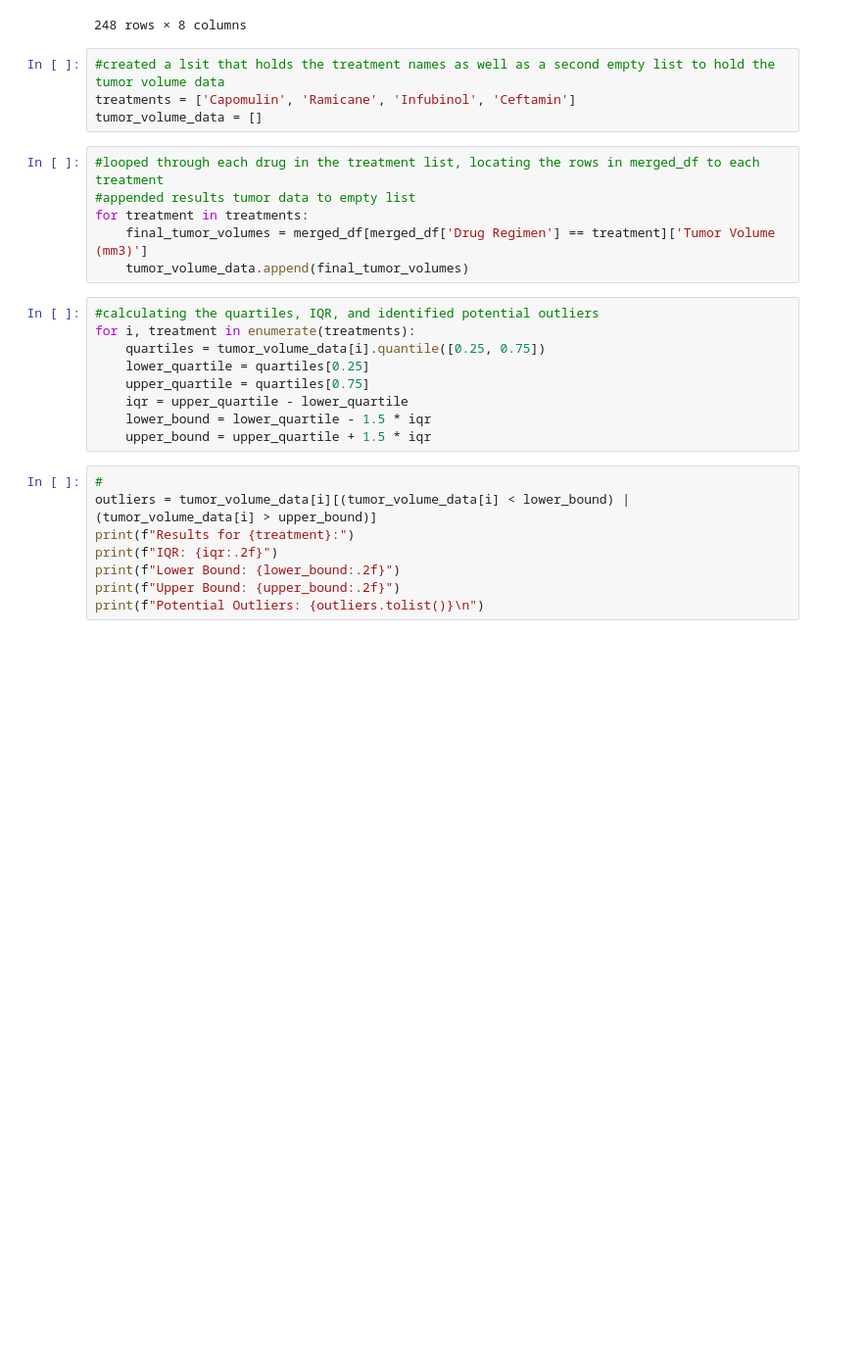
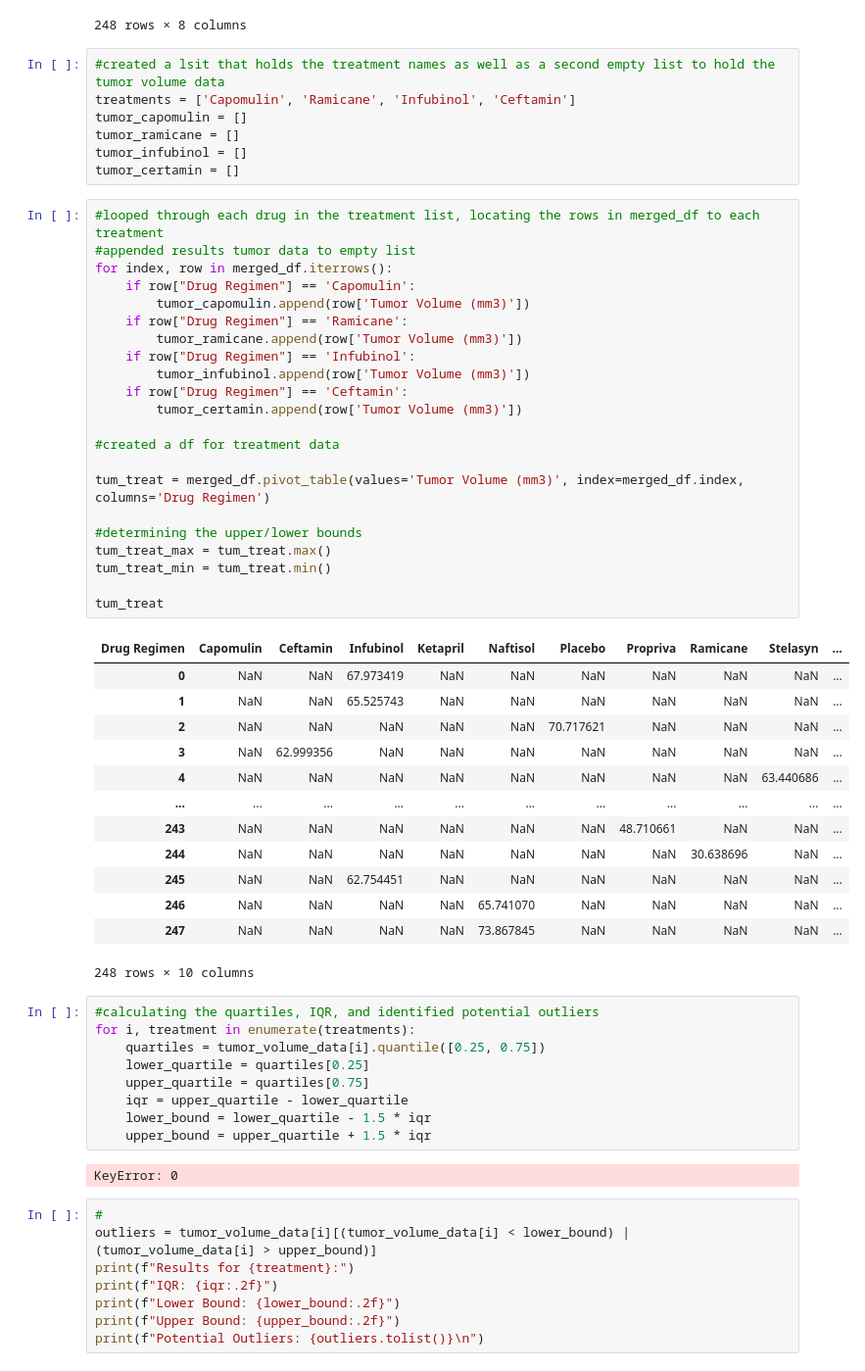
Before and after one commit to jovanecano/pymacueticals-inc---project-5, a Jupyter notebook: Starter_Code/Pymaceuticals/data/pymacueticals project file.ipynb, the cells around one changed output. Shown at 98% size. Saved outputs shown, nothing was run; the diff lists cells and outputs as text; blank space fills up the shorter version.

```diff
--- a/Starter_Code/Pymaceuticals/data/pymacueticals project file.ipynb
+++ b/Starter_Code/Pymaceuticals/data/pymacueticals project file.ipynb
@@ -204,13 +204,46 @@ merged_df
 # %%
 #created a lsit that holds the treatment names as well as a second empty list to hold the tumor volume data
 treatments = ['Capomulin', 'Ramicane', 'Infubinol', 'Ceftamin']
-tumor_volume_data = []
+tumor_capomulin = []
+tumor_ramicane = []
+tumor_infubinol = []
+tumor_certamin = []
 # %%
 #looped through each drug in the treatment list, locating the rows in merged_df to each treatment
 #appended results tumor data to empty list
-for treatment in treatments:
-    final_tumor_volumes = merged_df[merged_df['Drug Regimen'] == treatment]['Tumor Volume (mm3)']
-    tumor_volume_data.append(final_tumor_volumes)
+for index, row in merged_df.iterrows():
+    if row["Drug Regimen"] == 'Capomulin':
+        tumor_capomulin.append(row['Tumor Volume (mm3)'])
+    if row["Drug Regimen"] == 'Ramicane':
+        tumor_ramicane.append(row['Tumor Volume (mm3)'])
+    if row["Drug Regimen"] == 'Infubinol':
+        tumor_infubinol.append(row['Tumor Volume (mm3)'])
+    if row["Drug Regimen"] == 'Ceftamin':
+        tumor_certamin.append(row['Tumor Volume (mm3)'])
+
+#created a df for treatment data
+
+tum_treat = merged_df.pivot_table(values='Tumor Volume (mm3)', index=merged_df.index, columns='Drug Regimen')
+
+#determining the upper/lower bounds
+tum_treat_max = tum_treat.max()
+tum_treat_min = tum_treat.min()
+
+tum_treat
+# %% [output]
+| Drug Regimen | Capomulin | Ceftamin | Infubinol | Ketapril | Naftisol | Placebo | Propriva | Ramicane | Stelasyn | ... |
+| 0 | NaN | NaN | 67.973419 | NaN | NaN | NaN | NaN | NaN | NaN | ... |
+| 1 | NaN | NaN | 65.525743 | NaN | NaN | NaN | NaN | NaN | NaN | ... |
+| 2 | NaN | NaN | NaN | NaN | NaN | 70.717621 | NaN | NaN | NaN | ... |
+| 3 | NaN | 62.999356 | NaN | NaN | NaN | NaN | NaN | NaN | NaN | ... |
+| 4 | NaN | NaN | NaN | NaN | NaN | NaN | NaN | NaN | 63.440686 | ... |
+| ... | ... | ... | ... | ... | ... | ... | ... | ... | ... | ... |
+| 243 | NaN | NaN | NaN | NaN | NaN | NaN | 48.710661 | NaN | NaN | ... |
+| 244 | NaN | NaN | NaN | NaN | NaN | NaN | NaN | 30.638696 | NaN | ... |
+| 245 | NaN | NaN | 62.754451 | NaN | NaN | NaN | NaN | NaN | NaN | ... |
+| 246 | NaN | NaN | NaN | NaN | 65.741070 | NaN | NaN | NaN | NaN | ... |
+| 247 | NaN | NaN | NaN | NaN | 73.867845 | NaN | NaN | NaN | NaN | ... |
+248 rows × 10 columns
 # %%
 #calculating the quartiles, IQR, and identified potential outliers
 for i, treatment in enumerate(treatments):
@@ -220,6 +253,8 @@ for i, treatment in enumerate(treatments):
     iqr = upper_quartile - lower_quartile
     lower_bound = lower_quartile - 1.5 * iqr
     upper_bound = upper_quartile + 1.5 * iqr
+# %% [output]
+KeyError: 0
 # %%
 #
 outliers = tumor_volume_data[i][(tumor_volume_data[i] < lower_bound) | (tumor_volume_data[i] > upper_bound)]
```
